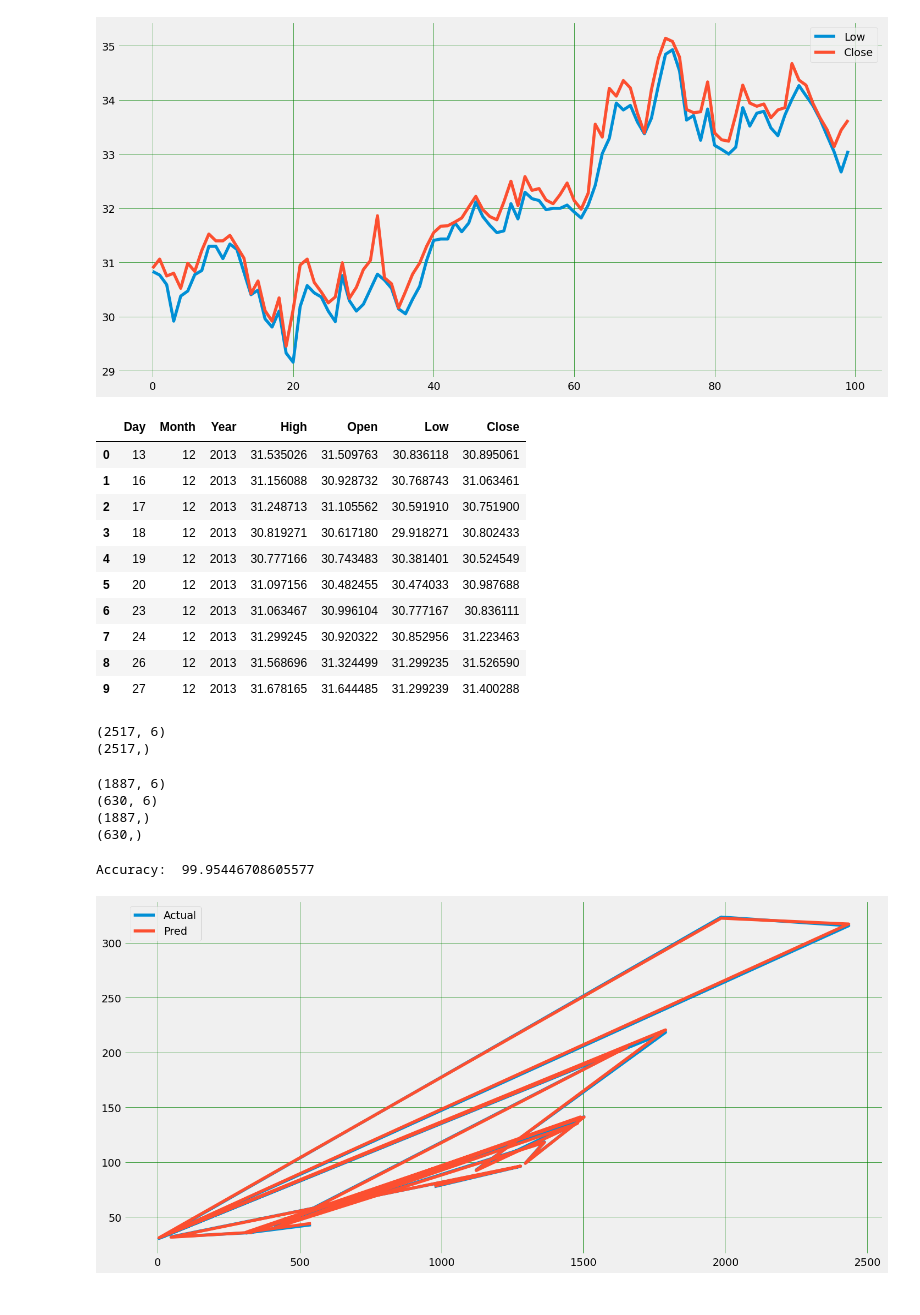
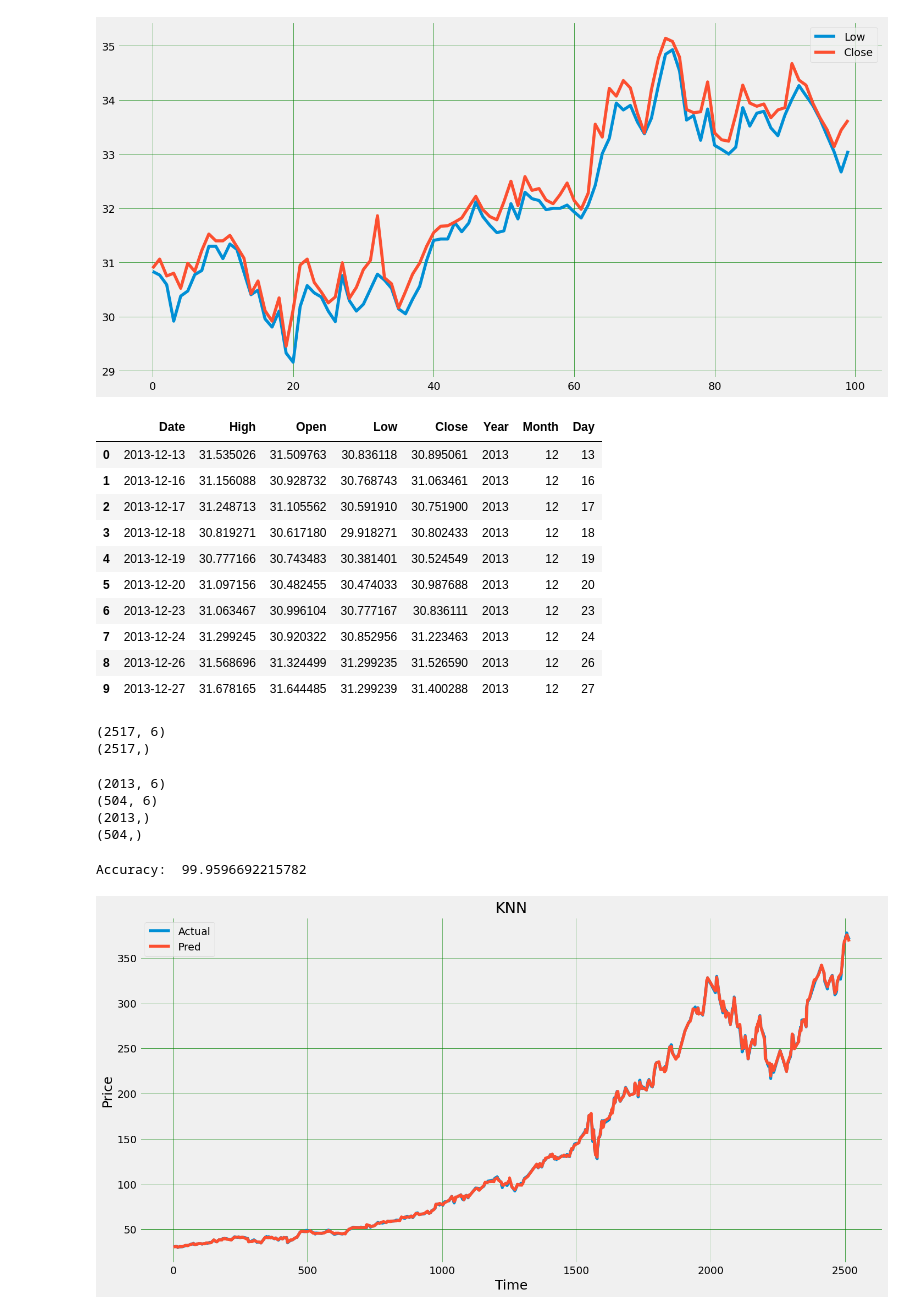
Before and after one commit to kh4n9373/STOCK-PRICE-PREDICTION, a Jupyter notebook: Machine Learning/KNN.ipynb, the cells around one changed output. Drawn from its saved outputs; the diff is of its cells as text; code cells hidden in the pictures.

```diff
--- a/Machine Learning/KNN.ipynb
+++ b/Machine Learning/KNN.ipynb
@@ -71,19 +71,19 @@ nflx_df['Month']=df_Stock['Date'].dt.month
 nflx_df['Day']=df_Stock['Date'].dt.day
 # %%
 nfx_df=nflx_df[['Day','Month','Year','High','Open','Low','Close']]
-nfx_df.head(10)
+nflx_df.head(10)
 # %% [output]
-|  | Day | Month | Year | High | Open | Low | Close |
-| 0 | 13 | 12 | 2013 | 31.535026 | 31.509763 | 30.836118 | 30.895061 |
-| 1 | 16 | 12 | 2013 | 31.156088 | 30.928732 | 30.768743 | 31.063461 |
-| 2 | 17 | 12 | 2013 | 31.248713 | 31.105562 | 30.591910 | 30.751900 |
-| 3 | 18 | 12 | 2013 | 30.819271 | 30.617180 | 29.918271 | 30.802433 |
-| 4 | 19 | 12 | 2013 | 30.777166 | 30.743483 | 30.381401 | 30.524549 |
-| 5 | 20 | 12 | 2013 | 31.097156 | 30.482455 | 30.474033 | 30.987688 |
-| 6 | 23 | 12 | 2013 | 31.063467 | 30.996104 | 30.777167 | 30.836111 |
-| 7 | 24 | 12 | 2013 | 31.299245 | 30.920322 | 30.852956 | 31.223463 |
-| 8 | 26 | 12 | 2013 | 31.568696 | 31.324499 | 31.299235 | 31.526590 |
-| 9 | 27 | 12 | 2013 | 31.678165 | 31.644485 | 31.299239 | 31.400288 |
+|  | Date | High | Open | Low | Close | Year | Month | Day |
+| 0 | 2013-12-13 | 31.535026 | 31.509763 | 30.836118 | 30.895061 | 2013 | 12 | 13 |
+| 1 | 2013-12-16 | 31.156088 | 30.928732 | 30.768743 | 31.063461 | 2013 | 12 | 16 |
+| 2 | 2013-12-17 | 31.248713 | 31.105562 | 30.591910 | 30.751900 | 2013 | 12 | 17 |
+| 3 | 2013-12-18 | 30.819271 | 30.617180 | 29.918271 | 30.802433 | 2013 | 12 | 18 |
+| 4 | 2013-12-19 | 30.777166 | 30.743483 | 30.381401 | 30.524549 | 2013 | 12 | 19 |
+| 5 | 2013-12-20 | 31.097156 | 30.482455 | 30.474033 | 30.987688 | 2013 | 12 | 20 |
+| 6 | 2013-12-23 | 31.063467 | 30.996104 | 30.777167 | 30.836111 | 2013 | 12 | 23 |
+| 7 | 2013-12-24 | 31.299245 | 30.920322 | 30.852956 | 31.223463 | 2013 | 12 | 24 |
+| 8 | 2013-12-26 | 31.568696 | 31.324499 | 31.299235 | 31.526590 | 2013 | 12 | 26 |
+| 9 | 2013-12-27 | 31.678165 | 31.644485 | 31.299239 | 31.400288 | 2013 | 12 | 27 |
 # %%
 #separate Independent and dependent variable
 X = nfx_df.iloc[:,nfx_df.columns !='Close']
@@ -95,17 +95,17 @@ print(Y.shape) #output: (2093,)
 (2517,)
 # %%
 from sklearn.model_selection import train_test_split
-X_train,X_test,Y_train,Y_test= train_test_split(X,Y,test_size=.25)
+X_train,X_test,Y_train,Y_test= train_test_split(X,Y,test_size=.2)
 print(X_train.shape) #output: (1569, 6)
 print(X_test.shape)  #output: (524, 6)
 print(Y_train.shape) #output: (1569,)
 print(Y_test.shape)  #output: (524,)
 #y_test to be evaluated with y_pred for Diff models
 # %% [output]
-(1887, 6)
-(630, 6)
-(1887,)
-(630,)
+(2013, 6)
+(504, 6)
+(2013,)
+(504,)
 # %%
 from sklearn.neighbors import KNeighborsRegressor
 knn_regressor=KNeighborsRegressor(n_neighbors = 5)
@@ -117,12 +117,16 @@ knn_kfold = model_selection.KFold(n_splits=20, random_state=100,shuffle=True)
 results_kfold = model_selection.cross_val_score(knn_model, X_test, Y_test.astype('int'), cv=knn_kfold)
 print('Accuracy: ', results_kfold.mean()*100)
 # %% [output]
-Accuracy:  99.95446708605577
+Accuracy:  99.9596692215782
 # %%
 plot_knn_df  = pd.DataFrame({'Actual':Y_test,'Pred':Y_test_pred})
-plot_knn_df.head(20).plot(kind='line', figsize=(16, 8))  # Use 'line' instead of 'bar'
+plot_knn_df_sorted = plot_knn_df.sort_index()
+plot_knn_df_sorted.plot(kind='line', figsize=(16, 8))  # Use 'line' instead of 'bar'
+plt.title('KNN')
+plt.ylabel('Price', fontsize=18)
+plt.xlabel('Time',fontsize=18)
 plt.grid(which='major', linestyle='-', linewidth='0.5', color='green')
 plt.grid(which='minor', linestyle=':', linewidth='0.5', color='black')
 plt.show()
 # %% [output]
-[figure, old version]
+[figure, new version]
```
Also changed, not shown: parts of 4 cells of this notebook.
